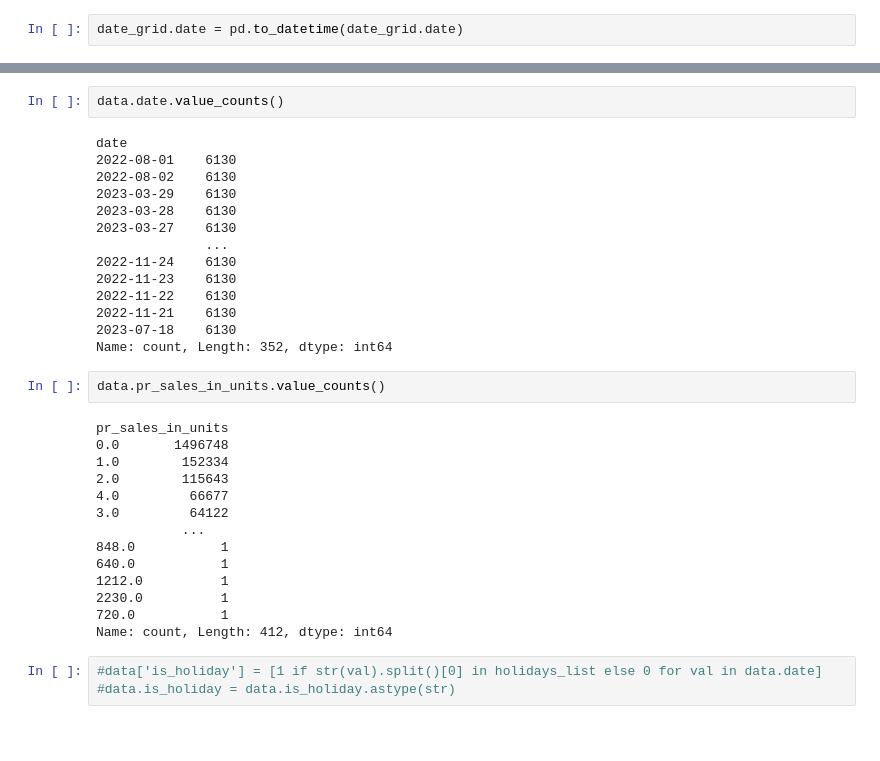
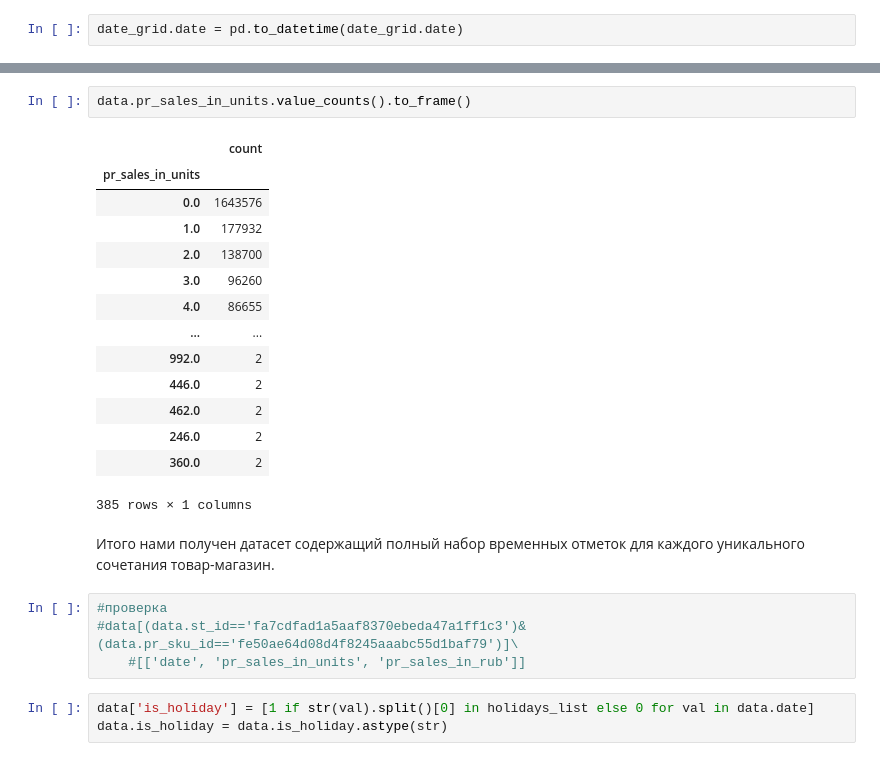
Before and after one commit to AndreiChernovJr/DS, a Jupyter notebook: lenta1.ipynb, the cells around one changed output, grey strips where cells are left out. Cells and saved outputs as stored; diff of their text form; blank space fills up the shorter version.

```diff
--- a/lenta1.ipynb
+++ b/lenta1.ipynb
@@ -929,35 +891,26 @@ data = full_data.groupby(['date', 'st_id', 'pr_sku_id', 'pr_group_id', 'pr_cat_i
 # %%
-data.date.value_counts()
+data.pr_sales_in_units.value_counts().to_frame()
 # %% [output]
+|  | count |
+| pr_sales_in_units |  |
+| 0.0 | 1643576 |
+| 1.0 | 177932 |
+| 2.0 | 138700 |
+| 3.0 | 96260 |
+| 4.0 | 86655 |
+| ... | ... |
+| 992.0 | 2 |
+| 446.0 | 2 |
+| 462.0 | 2 |
+| 246.0 | 2 |
+| 360.0 | 2 |
-date
-2022-08-01    6130
-2022-08-02    6130
-2023-03-29    6130
-2023-03-28    6130
-2023-03-27    6130
-              ...
-2022-11-24    6130
-2022-11-23    6130
-2022-11-22    6130
-2022-11-21    6130
-2023-07-18    6130
-Name: count, Length: 352, dtype: int64
+385 rows × 1 columns
-# %%
-data.pr_sales_in_units.value_counts()
-# %% [output]
-pr_sales_in_units
-0.0       1496748
-1.0        152334
-2.0        115643
-4.0         66677
-3.0         64122
-           ...
-848.0           1
-640.0           1
-1212.0          1
-2230.0          1
-720.0           1
-Name: count, Length: 412, dtype: int64
+# %% [markdown]
+Итого нами получен датасет содержащий полный набор временных отметок для каждого уникального сочетания товар-магазин.
+# %%
+#проверка
+#data[(data.st_id=='fa7cdfad1a5aaf8370ebeda47a1ff1c3')&(data.pr_sku_id=='fe50ae64d08d4f8245aaabc55d1baf79')]\
+    #[['date', 'pr_sales_in_units', 'pr_sales_in_rub']]
 # %%
-#data['is_holiday'] = [1 if str(val).split()[0] in holidays_list else 0 for val in data.date]
-#data.is_holiday = data.is_holiday.astype(str)
+data['is_holiday'] = [1 if str(val).split()[0] in holidays_list else 0 for val in data.date]
+data.is_holiday = data.is_holiday.astype(str)
```
Also changed, not shown: parts of 29 cells of this notebook.
